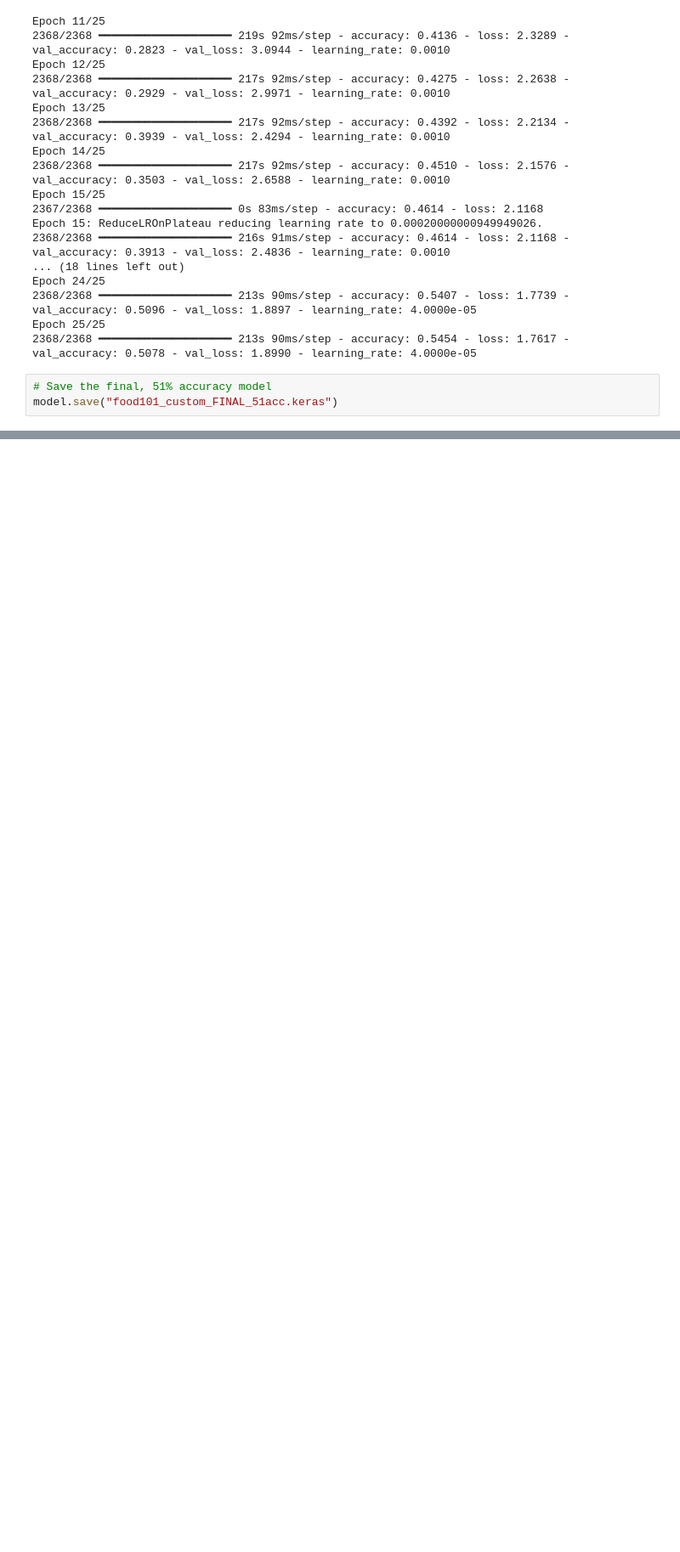
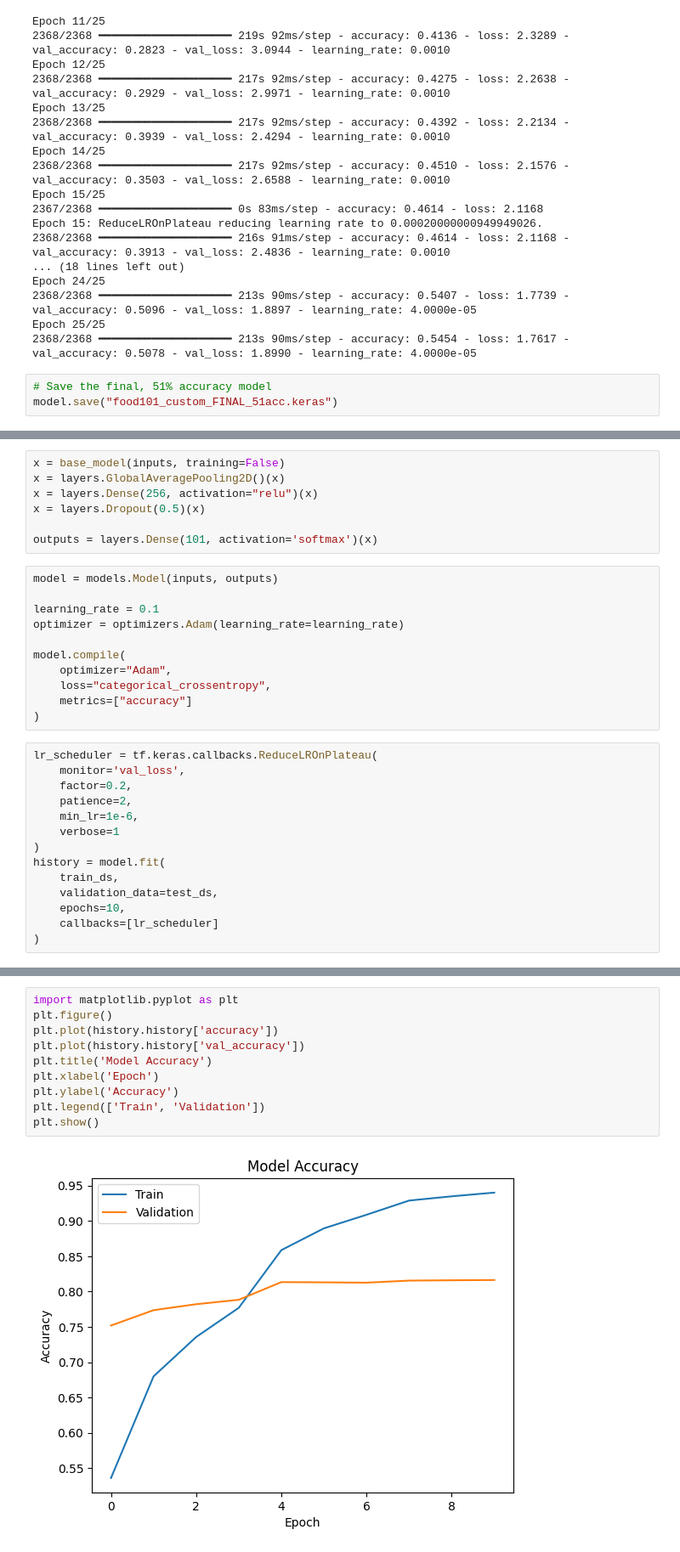
Before and after one commit to Lark01/Drug-Food-Interactions, a Jupyter notebook: FoodDetection/food101-training.ipynb, the cells around one changed output, grey strips where cells are left out. Shown at 85% size. Saved outputs shown, nothing was run; the diff lists cells and outputs as text; blank space fills up the shorter version.

Commit message:
Add effecientnet model

```diff
--- a/FoodDetection/food101-training.ipynb
+++ b/FoodDetection/food101-training.ipynb
@@ -176,0 +271,32 @@ model.save("food101_custom_FINAL_51acc.keras")
+# %%
+x = base_model(inputs, training=False)
+x = layers.GlobalAveragePooling2D()(x)
+x = layers.Dense(256, activation="relu")(x)
+x = layers.Dropout(0.5)(x)
+
+outputs = layers.Dense(101, activation='softmax')(x)
+# %%
+model = models.Model(inputs, outputs)
+
+learning_rate = 0.1
+optimizer = optimizers.Adam(learning_rate=learning_rate)
+
+model.compile(
+    optimizer="Adam",
+    loss="categorical_crossentropy",
+    metrics=["accuracy"]
+)
+# %%
+lr_scheduler = tf.keras.callbacks.ReduceLROnPlateau(
+    monitor='val_loss',
+    factor=0.2,
+    patience=2,
+    min_lr=1e-6,
+    verbose=1
+)
+history = model.fit(
+    train_ds,
+    validation_data=test_ds,
+    epochs=10,
+    callbacks=[lr_scheduler]
+)
@@ -176,0 +324,12 @@ model.save("food101_custom_FINAL_51acc.keras")
+# %%
+import matplotlib.pyplot as plt
+plt.figure()
+plt.plot(history.history['accuracy'])
+plt.plot(history.history['val_accuracy'])
+plt.title('Model Accuracy')
+plt.xlabel('Epoch')
+plt.ylabel('Accuracy')
+plt.legend(['Train', 'Validation'])
+plt.show()
+# %% [output]
+[figure, added]
```
Also changed, not shown: parts of 17 cells of this notebook, 1 other file.
